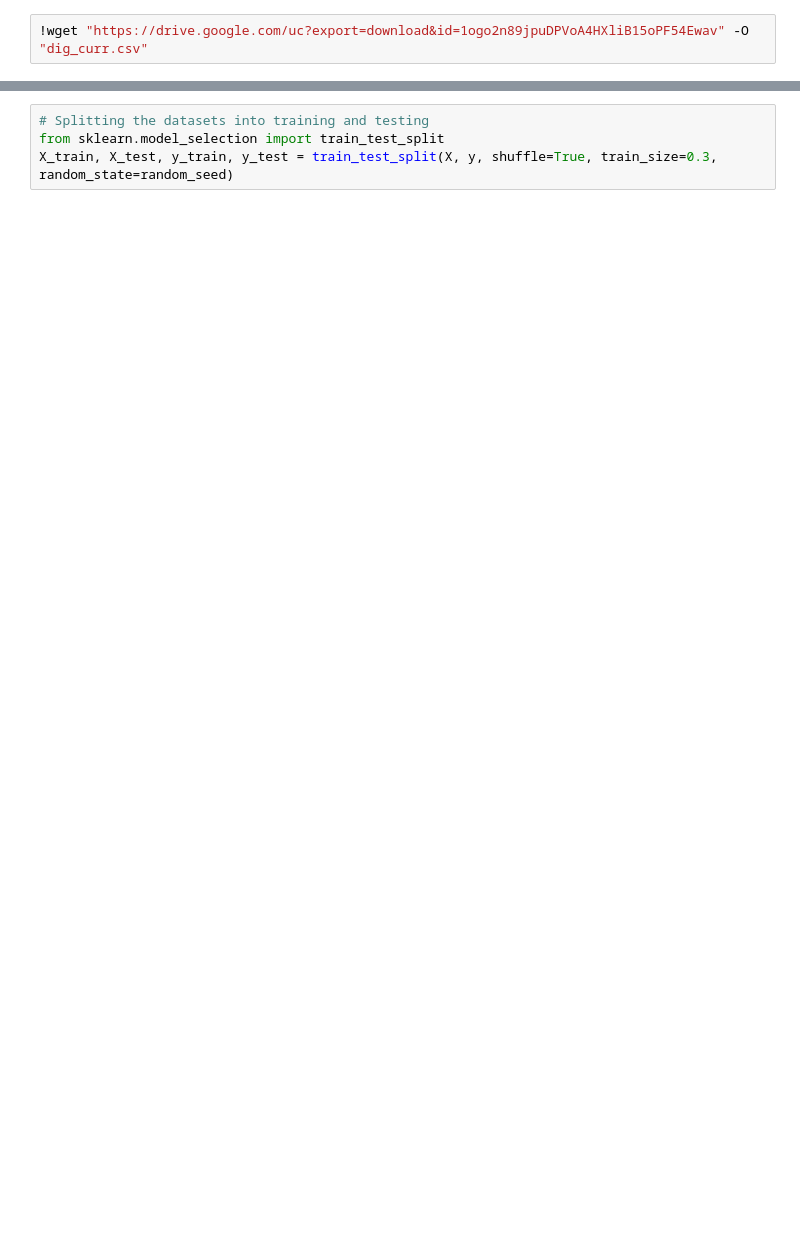
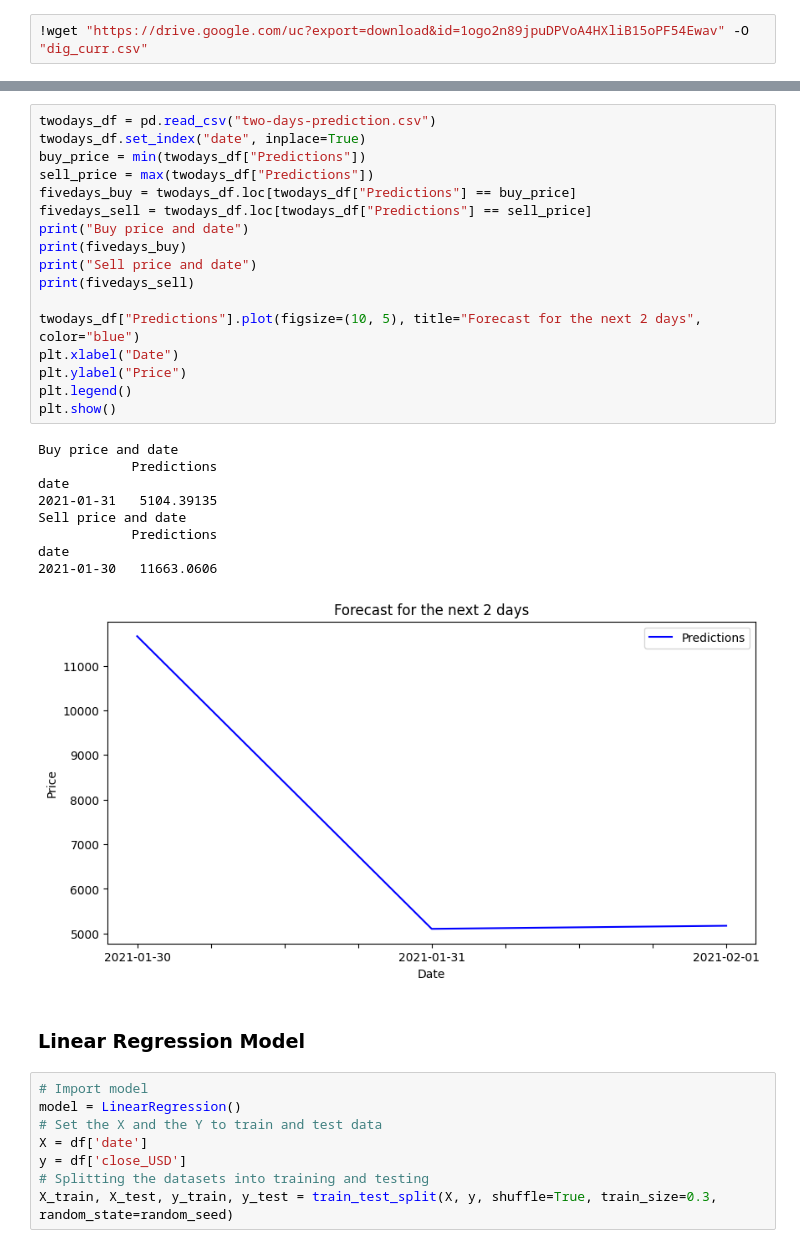
Before and after one commit to RompfRobert/Machine_Learning_and_Deep_Learning, a Jupyter notebook: MIB_Non-Neural_Machine_Learning/08_Assignement/rrompf_assignement.ipynb, the cells around one changed output, grey strips where cells are left out. Saved outputs shown, nothing was run; the diff lists cells and outputs as text; blank space fills up the shorter version.

```diff
--- a/MIB_Non-Neural_Machine_Learning/08_Assignement/rrompf_assignement.ipynb
+++ b/MIB_Non-Neural_Machine_Learning/08_Assignement/rrompf_assignement.ipynb
@@ -69,6 +200,39 @@ y = df['close_USD']
+# %%
+twodays_df = pd.read_csv("two-days-prediction.csv")
+twodays_df.set_index("date", inplace=True)
+buy_price = min(twodays_df["Predictions"])
+sell_price = max(twodays_df["Predictions"])
+fivedays_buy = twodays_df.loc[twodays_df["Predictions"] == buy_price]
+fivedays_sell = twodays_df.loc[twodays_df["Predictions"] == sell_price]
+print("Buy price and date")
+print(fivedays_buy)
+print("Sell price and date")
+print(fivedays_sell)
+
+twodays_df["Predictions"].plot(figsize=(10, 5), title="Forecast for the next 2 days", color="blue")
+plt.xlabel("Date")
+plt.ylabel("Price")
+plt.legend()
+plt.show()
+# %% [output]
+Buy price and date
+            Predictions
+date
+2021-01-31   5104.39135
+Sell price and date
+            Predictions
+date
+2021-01-30   11663.0606
+[figure, added]
+# %% [markdown]
+### Linear Regression Model
 # %%
+# Import model
+model = LinearRegression()
+# Set the X and the Y to train and test data
+X = df['date']
+y = df['close_USD']
 # Splitting the datasets into training and testing
-from sklearn.model_selection import train_test_split
 X_train, X_test, y_train, y_test = train_test_split(X, y, shuffle=True, train_size=0.3, random_state=random_seed)
 # %%
 print("X_train:\t")
```
Also changed, not shown: parts of 23 cells of this notebook, 3 other files.
